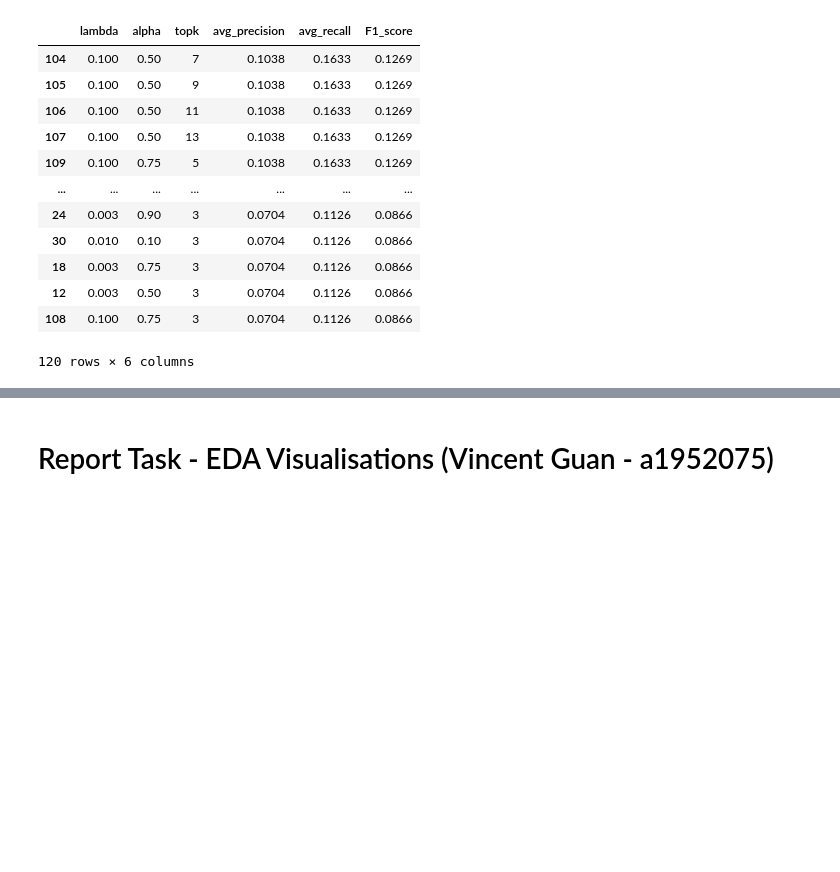
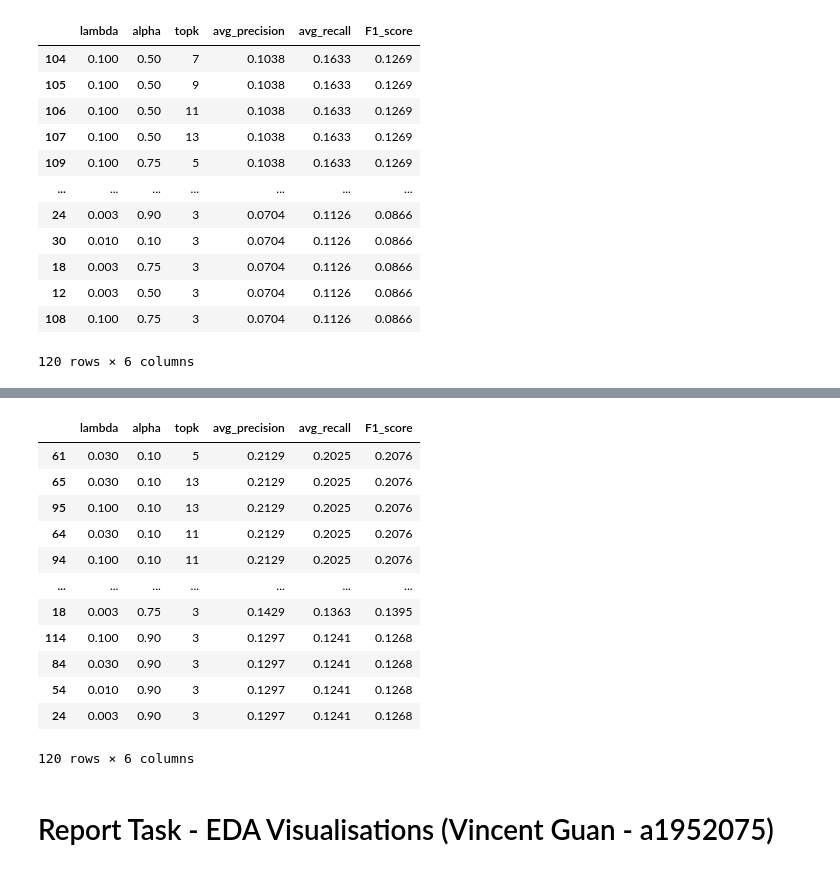
Before and after one commit to ZisanAalam/Data-Mining-Group-Assignment, a Jupyter notebook: 25_assign3.ipynb, the cells around one changed output, grey strips where cells are left out. Saved outputs shown, nothing was run; the diff lists cells and outputs as text; code cells hidden in the pictures; blank space fills up the shorter version.

```diff
--- a/25_assign3.ipynb
+++ b/25_assign3.ipynb
@@ -1574,0 +1893,9 @@ df_results.sort_values('F1_score', ascending=False)
+# %%
+# Get CF recommendations based on cosine similarity
+cf_scores_test = get_cf_decay_recommendations(basket_test_df, user_item_matrix_decay, score=True)
+
+# Get blended recommendations based on CF and Apriori rules
+blended_scores_test = blend_scores(cf_scores, apriori_scores, top_k=5)
+
+# Actual items in the basket
+test_actual = test_df.groupby('Member_number')['itemDescription'].apply(list).to_dict()
@@ -1574,0 +1988,23 @@ df_results.sort_values('F1_score', ascending=False)
+# %%
+# Grid search lists for the parameters
+lambda_decays = [0.003,0.01,0.03,0.1]
+alpha_percentages = [0.1,0.25,0.5,0.75,0.9]
+k_types = [3,5,7,9,11,13]
+
+# Initialise dataframe for collecting results
+results = []
+
+# cycle through the parameters
+for lam in lambda_decays:
+    for alpha in alpha_percentages:
+        for k in k_types:
+            # Evaluate the model
+            print(f"Evaluating model at..lambda={lam}, alpha={alpha}, k={k}")
+            avg_precision, avg_recall = evaluate_model(lam, alpha, k)
+
+            # Calculate F1 score
+            F1 = round(2 * (avg_precision * avg_recall) / (avg_precision + avg_recall),4)
+            print(f"Model is... Precision:{avg_precision}, Recall:{avg_recall}, F1:{F1}")
+
+            # Store the results in the dataframe
+            results.append([lam, alpha, k, avg_precision, avg_recall, F1])
@@ -1575,3 +2029,23 @@ df_results.sort_values('F1_score', ascending=False)
+# %%
+# Results
+df_results = pd.DataFrame(results, columns = ['lambda', 'alpha', 'topk', 'avg_precision', 'avg_recall', "F1_score"])
+# %%
+# Select the top performing models by the metrics
+df_results.sort_values('F1_score', ascending=False)
+# %% [output]
+|  | lambda | alpha | topk | avg_precision | avg_recall | F1_score |
+| 61 | 0.030 | 0.10 | 5 | 0.2129 | 0.2025 | 0.2076 |
+| 65 | 0.030 | 0.10 | 13 | 0.2129 | 0.2025 | 0.2076 |
+| 95 | 0.100 | 0.10 | 13 | 0.2129 | 0.2025 | 0.2076 |
+| 64 | 0.030 | 0.10 | 11 | 0.2129 | 0.2025 | 0.2076 |
+| 94 | 0.100 | 0.10 | 11 | 0.2129 | 0.2025 | 0.2076 |
+| ... | ... | ... | ... | ... | ... | ... |
+| 18 | 0.003 | 0.75 | 3 | 0.1429 | 0.1363 | 0.1395 |
+| 114 | 0.100 | 0.90 | 3 | 0.1297 | 0.1241 | 0.1268 |
+| 84 | 0.030 | 0.90 | 3 | 0.1297 | 0.1241 | 0.1268 |
+| 54 | 0.010 | 0.90 | 3 | 0.1297 | 0.1241 | 0.1268 |
+| 24 | 0.003 | 0.90 | 3 | 0.1297 | 0.1241 | 0.1268 |
+120 rows × 6 columns
 # %% [markdown]
 # Report Task - EDA Visualisations (Vincent Guan - a1952075)
 # %%
```
Also changed, not shown: parts of 40 cells of this notebook.
